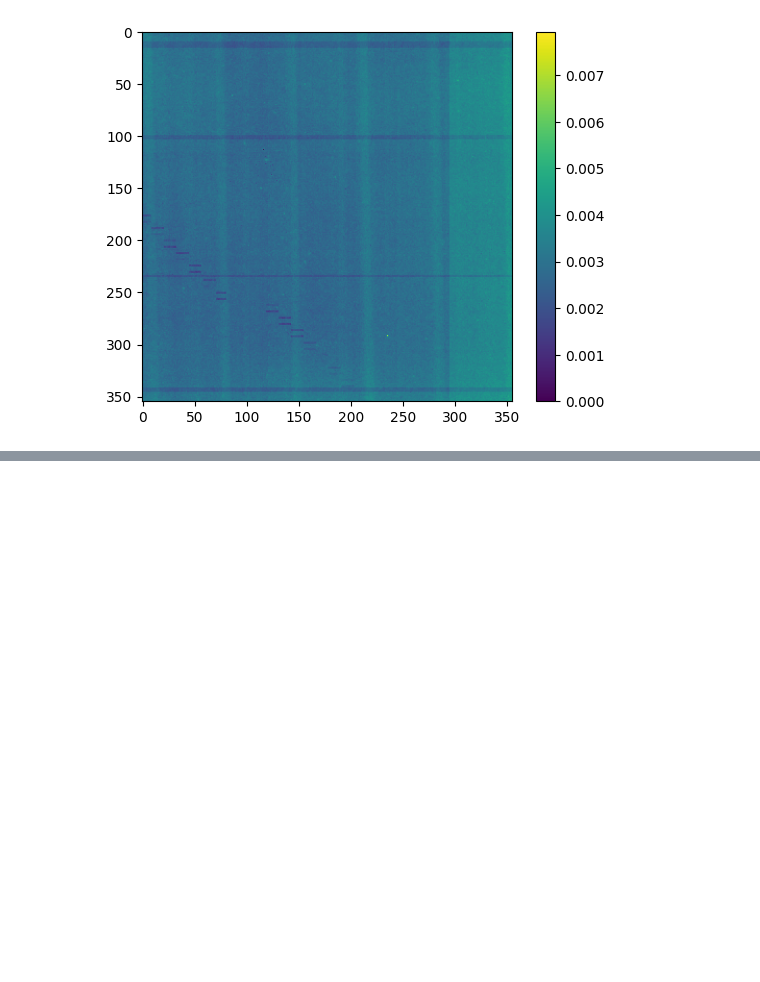
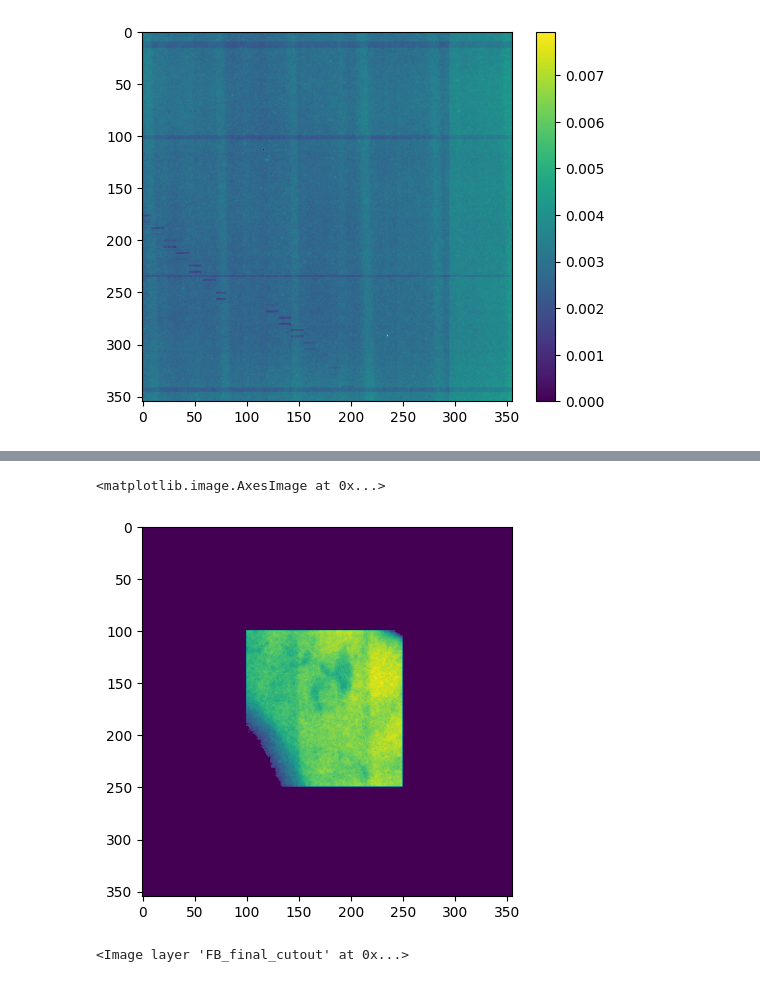
Before and after one commit to caramosparra/bachelor-thesis, a Jupyter notebook: preparation.ipynb, the cells around one changed output, grey strips where cells are left out. Drawn from its saved outputs; the diff is of its cells as text; code cells hidden in the pictures; blank space fills up the shorter version.

```diff
--- a/preparation.ipynb
+++ b/preparation.ipynb
@@ -273,0 +277,8 @@ plt.colorbar()
+# %%
+Z_final_cutout = np.zeros_like(Z_final,dtype=np.float32)
+Z_final_cutout[100:250,100:250,:] = Z_final[100:250,100:250,:]
+# %%
+plt.imshow(Z_final_cutout[:,:,50])
+# %% [output]
+<matplotlib.image.AxesImage at 0x...>
+[figure, added]
@@ -273,0 +292,7 @@ plt.colorbar()
+# %%
+import napari
+viewer = napari.Viewer()
+viewer.dims.ndisplay = 3
+viewer.add_image(FB_final_cutout)
+# %% [output]
+<Image layer 'FB_final_cutout' at 0x...>
```
Also changed, not shown: parts of 8 cells of this notebook.
